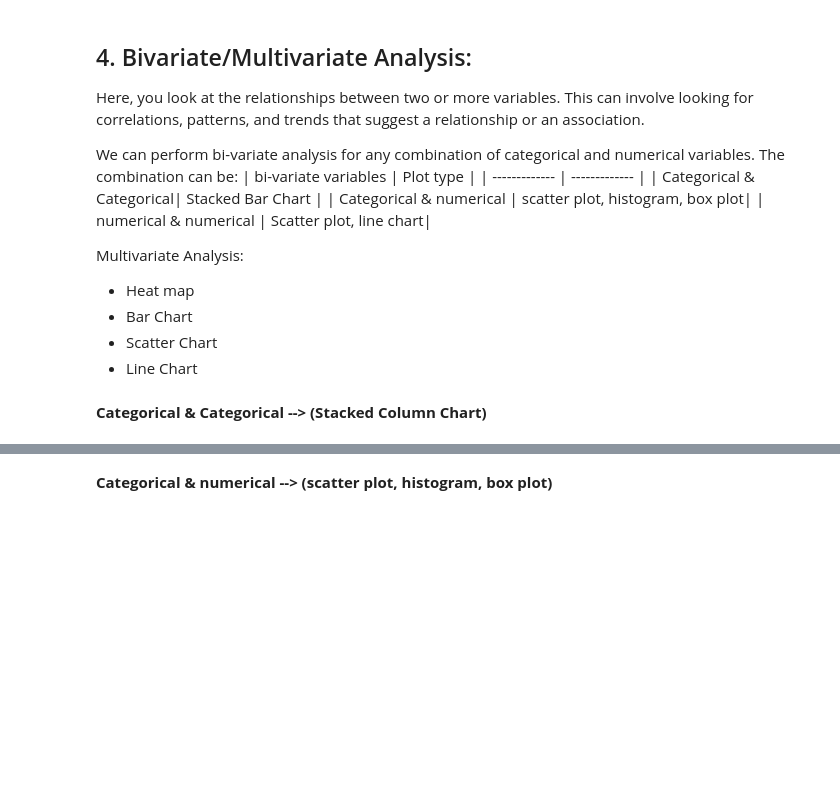
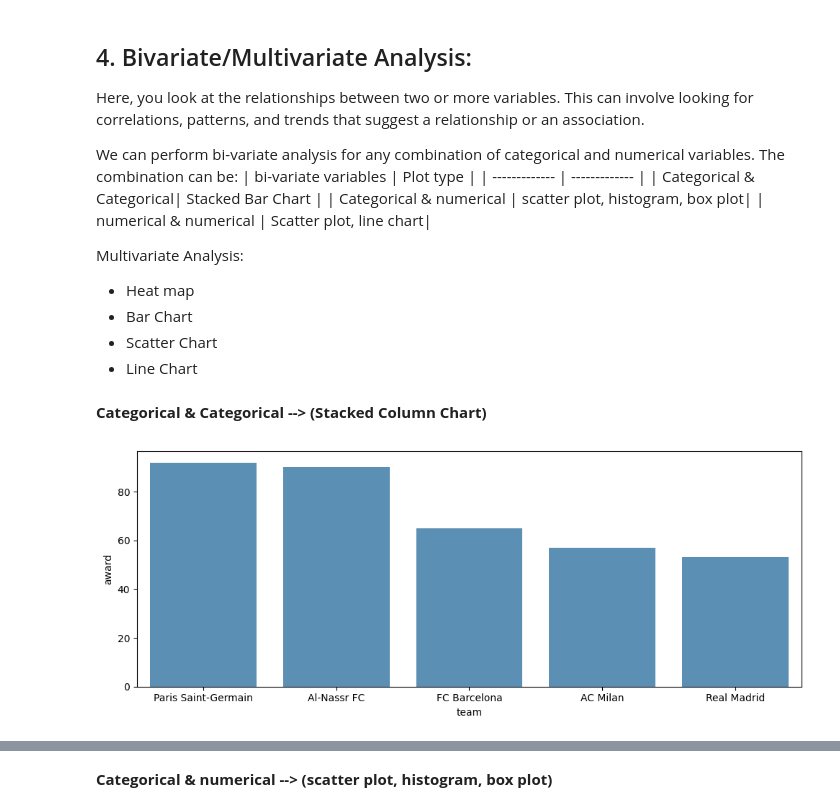
Before and after one commit to Tuwaiq-DS-ML-bootcamp-V-6/Use-case-7, a Jupyter notebook: EDA explain template_usecase7T.ipynb, the cells around one changed output, grey strips where cells are left out. Cells and saved outputs as stored; diff of their text form; code cells hidden in the pictures; blank space fills up the shorter version.

```diff
--- a/EDA explain template_usecase7T.ipynb
+++ b/EDA explain template_usecase7T.ipynb
@@ -168,2 +175,5 @@ Verify that the data is correct and precise. This could involve comparing data s
 # %%
-# go to clean them
+final_data['age'] = final_data['age'].astype(int)
+final_data['height'] = final_data['height'].astype(int)
+final_data['goals'] = final_data['goals'].astype(int)
+final_data['clean sheets'] = final_data['clean sheets'].astype(int)
@@ -421,3 +426,12 @@ fig.add_annotation(x=highest_award_count, y=name_with_highest_award,
 fig.update_layout(yaxis={'categoryorder':'total ascending'})
 
 fig.show()
+# %%
+top_teams = final_data.nlargest(5, 'award')
+
+plt.figure(figsize=(10, 4))
+sns.barplot(data=top_teams, x='team', y='award', alpha=0.8)
+plt.tight_layout()
+plt.show()
+# %% [output]
+[figure, added]
```
Also changed, not shown: parts of 62 cells of this notebook.
